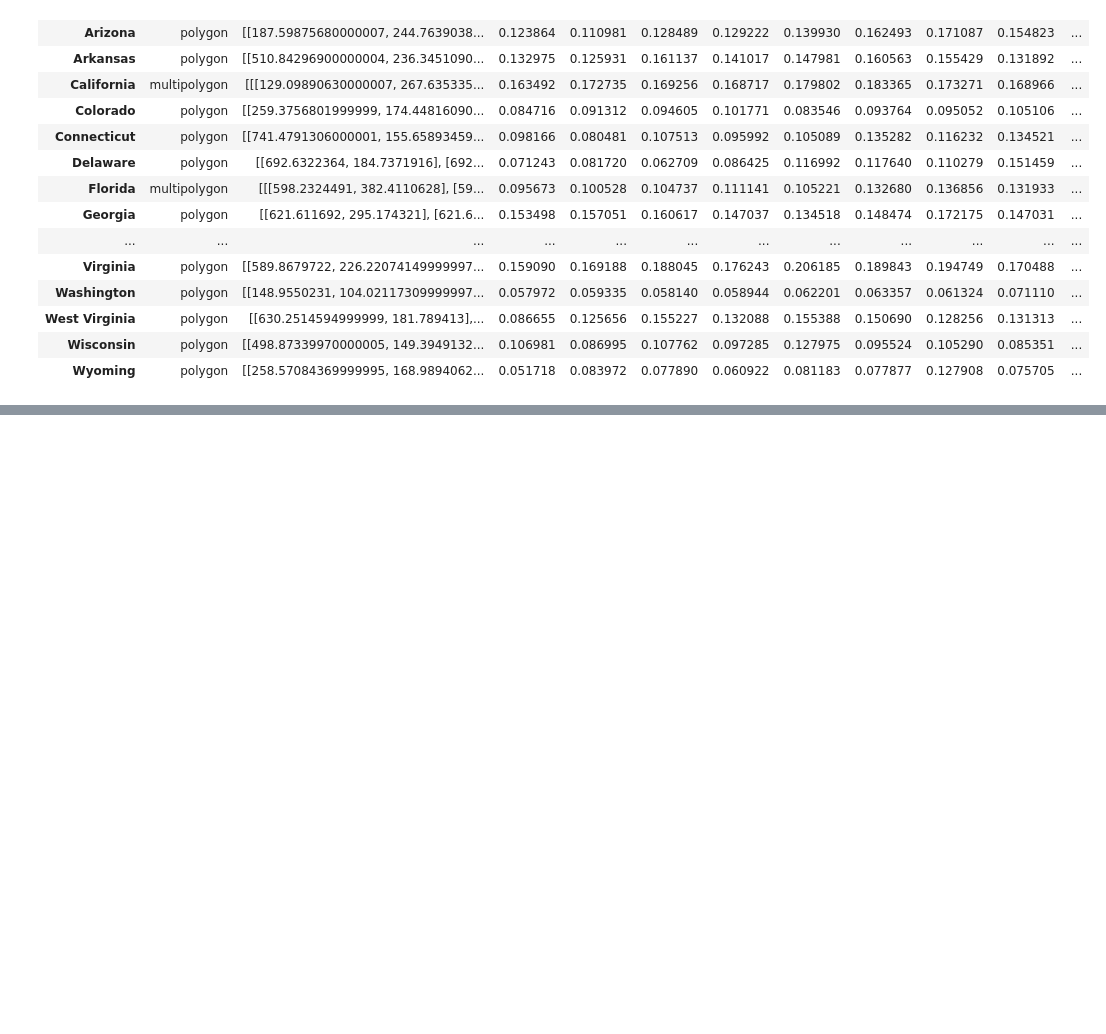
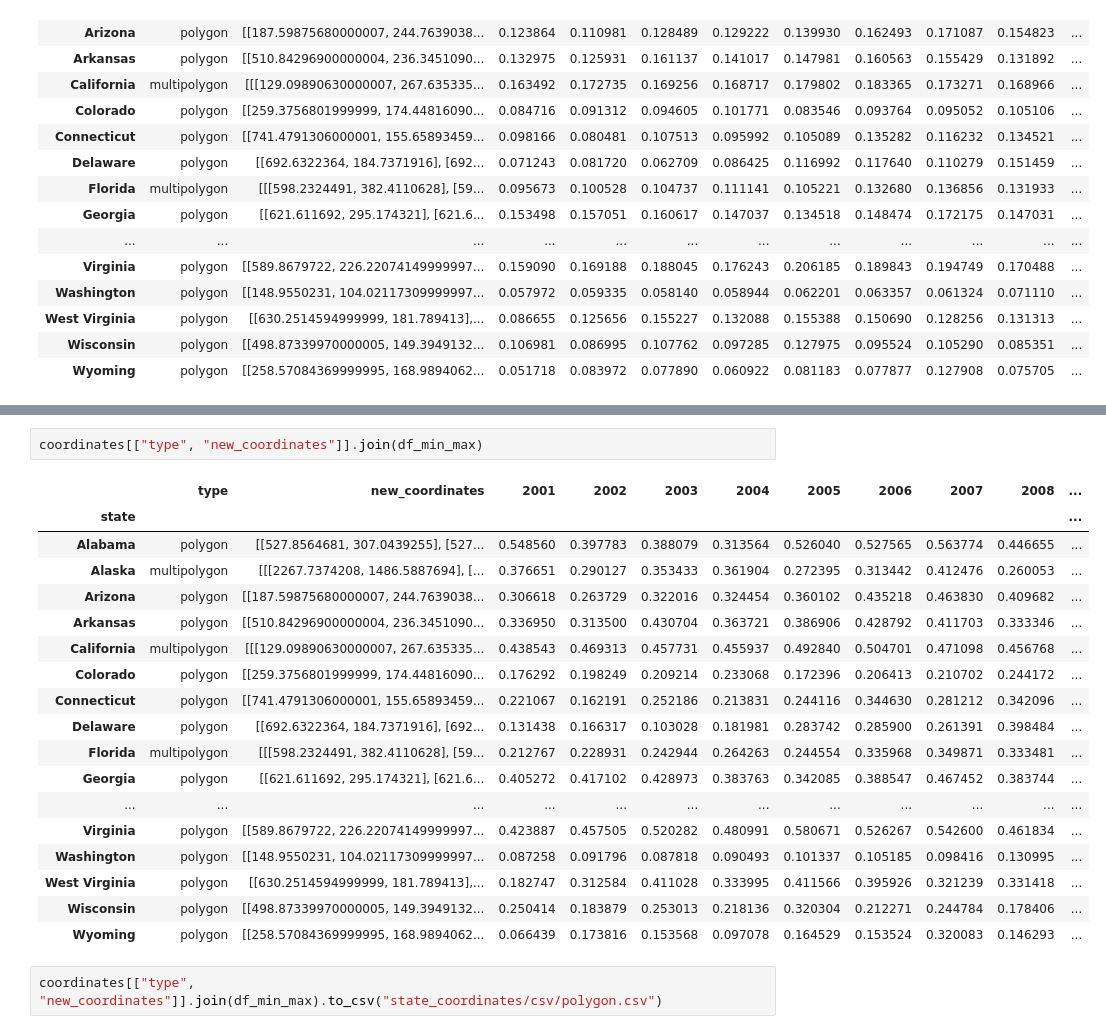
Before and after one commit to Emidiant/crime-in-usa-visualisation, a Jupyter notebook: coordinates_extraction/coordinate.ipynb, the cells around one changed output, grey strips where cells are left out. Drawn from its saved outputs; the diff is of its cells as text; blank space fills up the shorter version.

Commit message:
Expand polygon.csv

```diff
--- a/coordinates_extraction/coordinate.ipynb
+++ b/coordinates_extraction/coordinate.ipynb
@@ -268,0 +264,23 @@ array([[0.276351  , 0.21266809, 0.20856961, 0.17709695, 0.26683946,
+# %%
+coordinates[["type", "new_coordinates"]].join(df_min_max)
+# %% [output]
+|  | type | new_coordinates | 2001 | 2002 | 2003 | 2004 | 2005 | 2006 | 2007 | 2008 | ... |
+| state |  |  |  |  |  |  |  |  |  |  | ... |
+| Alabama | polygon | [[527.8564681, 307.0439255], [527... | 0.548560 | 0.397783 | 0.388079 | 0.313564 | 0.526040 | 0.527565 | 0.563774 | 0.446655 | ... |
+| Alaska | multipolygon | [[[2267.7374208, 1486.5887694], [... | 0.376651 | 0.290127 | 0.353433 | 0.361904 | 0.272395 | 0.313442 | 0.412476 | 0.260053 | ... |
+| Arizona | polygon | [[187.59875680000007, 244.7639038... | 0.306618 | 0.263729 | 0.322016 | 0.324454 | 0.360102 | 0.435218 | 0.463830 | 0.409682 | ... |
+| Arkansas | polygon | [[510.84296900000004, 236.3451090... | 0.336950 | 0.313500 | 0.430704 | 0.363721 | 0.386906 | 0.428792 | 0.411703 | 0.333346 | ... |
+| California | multipolygon | [[[129.09890630000007, 267.635335... | 0.438543 | 0.469313 | 0.457731 | 0.455937 | 0.492840 | 0.504701 | 0.471098 | 0.456768 | ... |
+| Colorado | polygon | [[259.3756801999999, 174.44816090... | 0.176292 | 0.198249 | 0.209214 | 0.233068 | 0.172396 | 0.206413 | 0.210702 | 0.244172 | ... |
+| Connecticut | polygon | [[741.4791306000001, 155.65893459... | 0.221067 | 0.162191 | 0.252186 | 0.213831 | 0.244116 | 0.344630 | 0.281212 | 0.342096 | ... |
+| Delaware | polygon | [[692.6322364, 184.7371916], [692... | 0.131438 | 0.166317 | 0.103028 | 0.181981 | 0.283742 | 0.285900 | 0.261391 | 0.398484 | ... |
+| Florida | multipolygon | [[[598.2324491, 382.4110628], [59... | 0.212767 | 0.228931 | 0.242944 | 0.264263 | 0.244554 | 0.335968 | 0.349871 | 0.333481 | ... |
+| Georgia | polygon | [[621.611692, 295.174321], [621.6... | 0.405272 | 0.417102 | 0.428973 | 0.383763 | 0.342085 | 0.388547 | 0.467452 | 0.383744 | ... |
+| ... | ... | ... | ... | ... | ... | ... | ... | ... | ... | ... | ... |
+| Virginia | polygon | [[589.8679722, 226.22074149999997... | 0.423887 | 0.457505 | 0.520282 | 0.480991 | 0.580671 | 0.526267 | 0.542600 | 0.461834 | ... |
+| Washington | polygon | [[148.9550231, 104.02117309999997... | 0.087258 | 0.091796 | 0.087818 | 0.090493 | 0.101337 | 0.105185 | 0.098416 | 0.130995 | ... |
+| West Virginia | polygon | [[630.2514594999999, 181.789413],... | 0.182747 | 0.312584 | 0.411028 | 0.333995 | 0.411566 | 0.395926 | 0.321239 | 0.331418 | ... |
+| Wisconsin | polygon | [[498.87339970000005, 149.3949132... | 0.250414 | 0.183879 | 0.253013 | 0.218136 | 0.320304 | 0.212271 | 0.244784 | 0.178406 | ... |
+| Wyoming | polygon | [[258.57084369999995, 168.9894062... | 0.066439 | 0.173816 | 0.153568 | 0.097078 | 0.164529 | 0.153524 | 0.320083 | 0.146293 | ... |
+# %%
+coordinates[["type", "new_coordinates"]].join(df_min_max).to_csv("state_coordinates/csv/polygon.csv")
```
Also changed, not shown: parts of 6 cells of this notebook, 1 other file.
